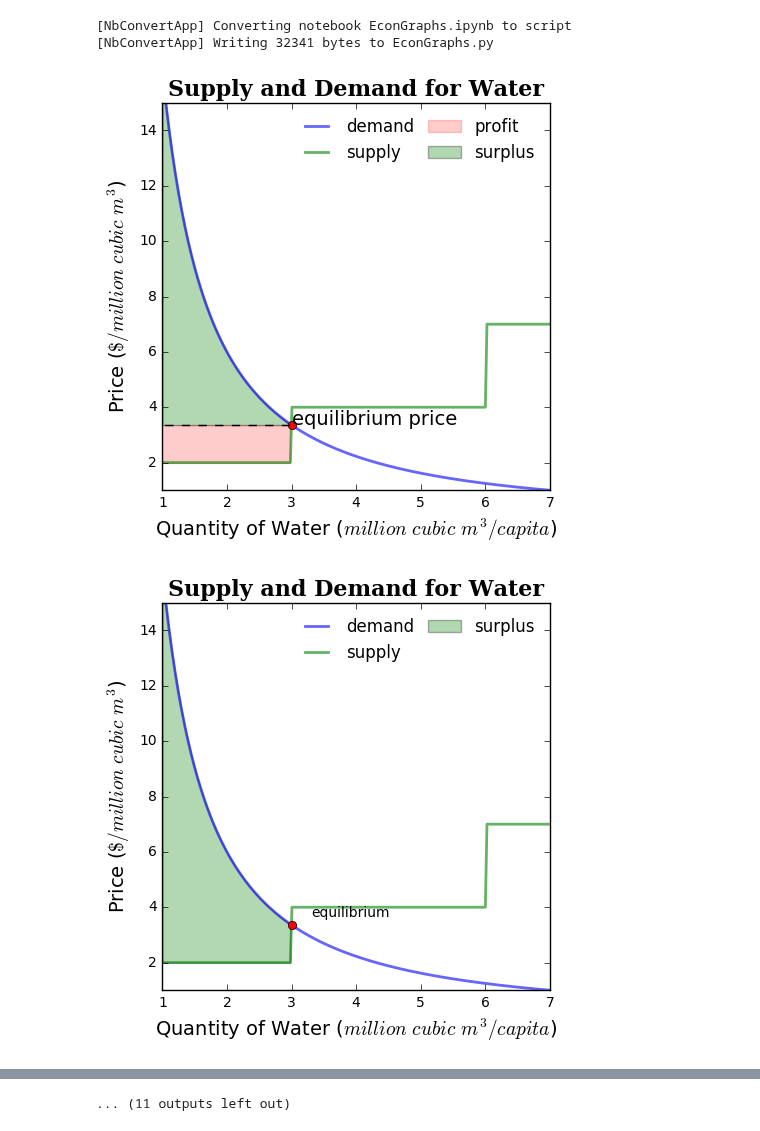
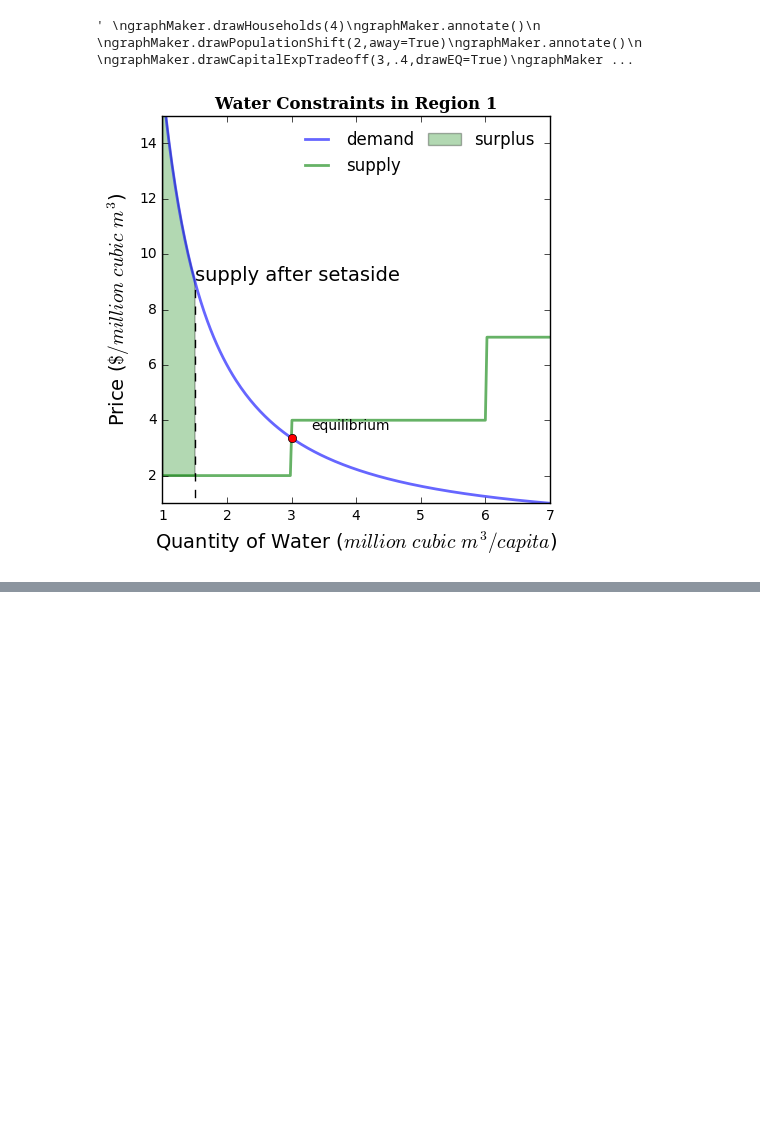
Before and after one commit to akaufman10/was, a Jupyter notebook: trainings/Tests.ipynb, the cells around one changed output, grey strips where cells are left out. Drawn from its saved outputs; the diff is of its cells as text; code cells hidden in the pictures; blank space fills up the shorter version.

```diff
--- a/trainings/Tests.ipynb
+++ b/trainings/Tests.ipynb
@@ -6,7 +6,7 @@
 from econgraphs import Market, springMarket, highAltMarket, scenarioSimulator
 
 graphMaker = scenarioSimulator(Market)
-
+'''
 graphMaker.annotate(reset=True)
 graphMaker.drawFigure(annotate=True,drawEqLine=True,drawProfit = True)
 
@@ -39,42 +39,44 @@ graphMaker.annotate()
 graphMaker.drawSupplyShift([2],[1])
 graphMaker.annotate()
 
-graphMaker.drawSupplyShift(newPoint = (3,1))
+graphMaker.drawSupplyShift(newPoint = (3,-1))
 graphMaker.annotate()
-
+'''
+graphMaker.drawSetAside(setaside = .5)
+graphMaker.annotate()
+'''
 graphMaker.drawHouseholds(4)
 graphMaker.annotate()
 
 graphMaker.drawPopulationShift(2,away=True)
 graphMaker.annotate()
 
 graphMaker.drawCapitalExpTradeoff(3,.4,drawEQ=True)
 graphMaker.annotate()
 
 graphMaker.drawCapitalExpTradeoff(1,.2,totalSupply = 4, q_split = .6, otherMarket=springMarket)
 graphMaker.annotate()
 
 graphMaker.drawOptimalTradeoff(4, otherMarket=Market)
 graphMaker.annotate()
 
 graphMaker = scenarioSimulator(Market)
 
 graphMaker.drawCapitalExpTradeoff(1, .4, totalSupply = 4, otherMarket = springMarket, optimize=True)
 graphMaker.annotate()
 
 graphMaker.drawFigure(drawSurplus = False)
 graphMaker.annotate()
 
 graphMaker.drawTradeoff(4,.4)
 graphMaker.annotate()
 
 graphMaker.drawShifts()
 graphMaker.annotate()
 
 graphMaker.drawOptimalTradeoff(4, otherMarket = springMarket)
 graphMaker.annotate()
+'''
 # %% [output]
-[NbConvertApp] Converting notebook EconGraphs.ipynb to script
-[NbConvertApp] Writing 32341 bytes to EconGraphs.py
+' \ngraphMaker.drawHouseholds(4)\ngraphMaker.annotate()\n    \ngraphMaker.drawPopulationShift(2,away=True)\ngraphMaker.annotate()\n    \ngraphMaker.drawCapitalExpTradeoff(3,.4,drawEQ=True)\ngraphMaker ...
-[figure, old version]
+[figure, new version]
-[figure, removed]
@@ -90 +82,0 @@ graphMaker.annotate()
-... (11 outputs left out)
```
Also changed, not shown: parts of 1 cell of this notebook, 17 other files.
